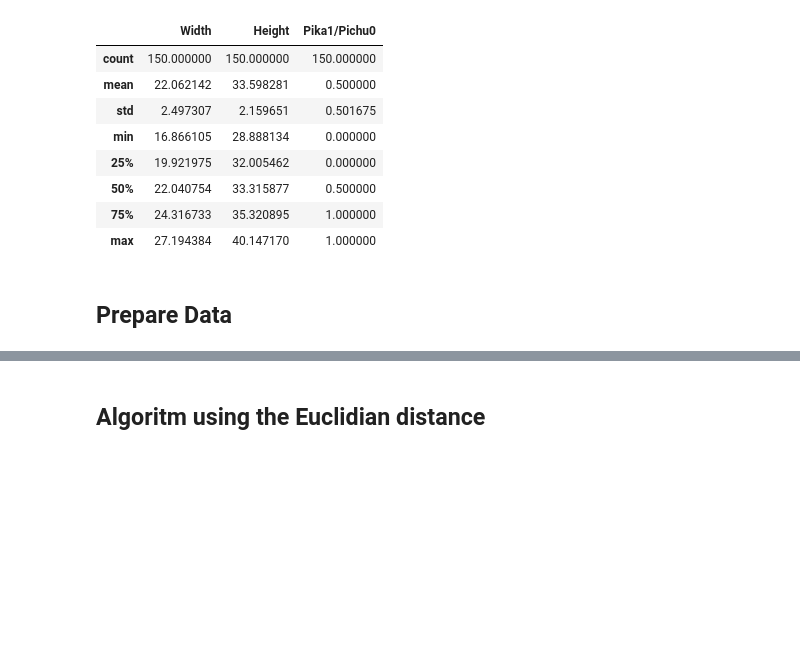
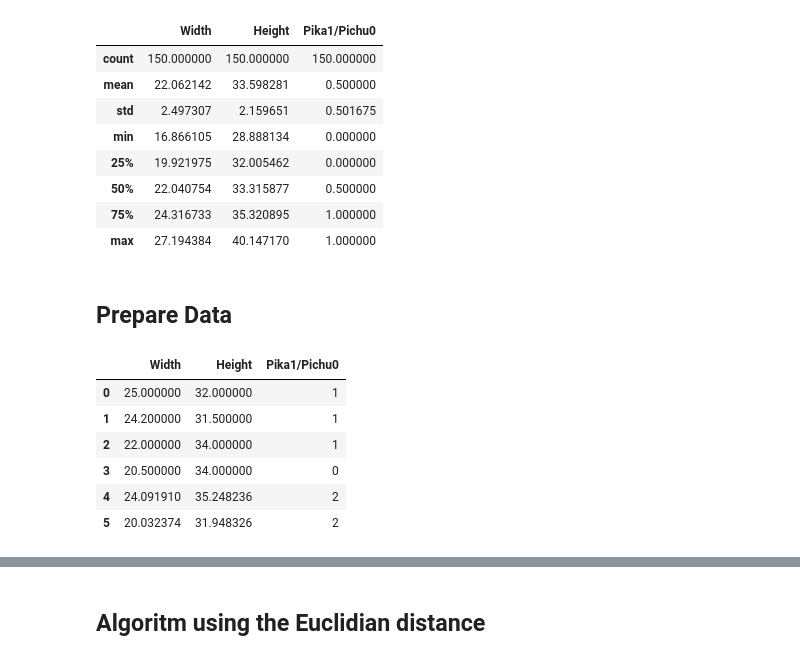
Before and after one commit to smlatic/Python-Edin-Smlatic, a Jupyter notebook: labs/Lab2/Lab2-pokemon.ipynb, the cells around one changed output, grey strips where cells are left out. Drawn from its saved outputs; the diff is of its cells as text; code cells hidden in the pictures; blank space fills up the shorter version.

```diff
--- a/labs/Lab2/Lab2-pokemon.ipynb
+++ b/labs/Lab2/Lab2-pokemon.ipynb
@@ -63,17 +63,35 @@ datapoints_new.describe()
 # %%
 # Separate Pikachu and Pichu
 
 # Only Pika
 pikachu = datapoints_new[datapoints_new["Pika1/Pichu0"] == 1]
 
 # Mean() Pikachu Position for X and Y
 xpika = pikachu['Width'].mean()
 ypika = pikachu['Height'].mean()
 
 
 # Only pichu
 pichu = datapoints_new[datapoints_new["Pika1/Pichu0"] == 0]
 
 # Mean() Pichu Position for X and Y
 xpichu = pichu['Width'].mean()
 ypichu = pichu['Height'].mean()
+
+
+# ------------ data frame for test points, for plotting later -------------
+
+data_test_points = [[25, 32, 1], [24.2, 31.5, 1], [22, 34, 1], [20.5, 34, 0], [xpika, ypika, 2], [xpichu, ypichu, 2]]
+  # Create pandas DataFrame
+testpoints = pd.DataFrame(data_test_points, columns=["Width", "Height", "Pika1/Pichu0"])
+testpoints
+
+#---------------------------------------------------------------------------------------
+# %% [output]
+|  | Width | Height | Pika1/Pichu0 |
+| 0 | 25.000000 | 32.000000 | 1 |
+| 1 | 24.200000 | 31.500000 | 1 |
+| 2 | 22.000000 | 34.000000 | 1 |
+| 3 | 20.500000 | 34.000000 | 0 |
+| 4 | 24.091910 | 35.248236 | 2 |
+| 5 | 20.032374 | 31.948326 | 2 |
```
Also changed, not shown: parts of 4 cells of this notebook.
